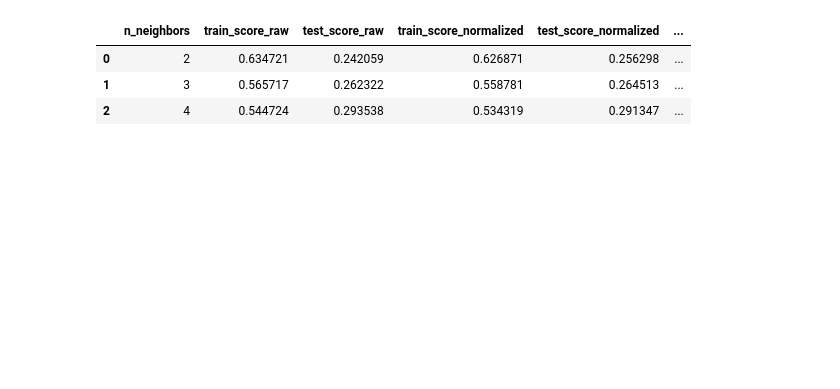
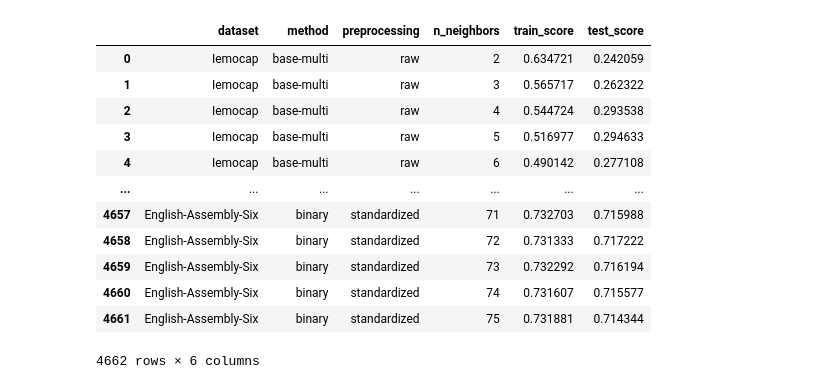
Before and after one commit to iamryabinov/SER_SVM_KNN, a Jupyter notebook: playground.ipynb, the cells around one changed output. Saved outputs shown, nothing was run; the diff lists cells and outputs as text; code cells hidden in the pictures; blank space fills up the shorter version.

Commit message:
finally, the summary of the results is over

```diff
--- a/playground.ipynb
+++ b/playground.ipynb
@@ -2,11 +2,19 @@
 import pandas as pd
 import numpy as np
 # %%
-start_df = pd.read_csv('classifiers\\knn\\knn_summarized_results.csv', delimiter=';')
-final_df = pd.read_csv('classifiers\\knn\\knn_summarized_results_final.csv', delimiter=';')
-start_df.head(3)
+df = pd.read_csv('classifiers\\knn\\knn_summarized_results_final.csv', delimiter=';')
+df
 # %% [output]
-|  | n_neighbors | train_score_raw | test_score_raw | train_score_normalized | test_score_normalized | ... |
-| 0 | 2 | 0.634721 | 0.242059 | 0.626871 | 0.256298 | ... |
-| 1 | 3 | 0.565717 | 0.262322 | 0.558781 | 0.264513 | ... |
-| 2 | 4 | 0.544724 | 0.293538 | 0.534319 | 0.291347 | ... |
+|  | dataset | method | preprocessing | n_neighbors | train_score | test_score |
+| 0 | Iemocap | base-multi | raw | 2 | 0.634721 | 0.242059 |
+| 1 | Iemocap | base-multi | raw | 3 | 0.565717 | 0.262322 |
+| 2 | Iemocap | base-multi | raw | 4 | 0.544724 | 0.293538 |
+| 3 | Iemocap | base-multi | raw | 5 | 0.516977 | 0.294633 |
+| 4 | Iemocap | base-multi | raw | 6 | 0.490142 | 0.277108 |
+| ... | ... | ... | ... | ... | ... | ... |
+| 4657 | English-Assembly-Six | binary | standardized | 71 | 0.732703 | 0.715988 |
+| 4658 | English-Assembly-Six | binary | standardized | 72 | 0.731333 | 0.717222 |
+| 4659 | English-Assembly-Six | binary | standardized | 73 | 0.732292 | 0.716194 |
+| 4660 | English-Assembly-Six | binary | standardized | 74 | 0.731607 | 0.715577 |
+| 4661 | English-Assembly-Six | binary | standardized | 75 | 0.731881 | 0.714344 |
+4662 rows × 6 columns
```
Also changed, not shown: parts of 25 cells of this notebook, 7 other files.
